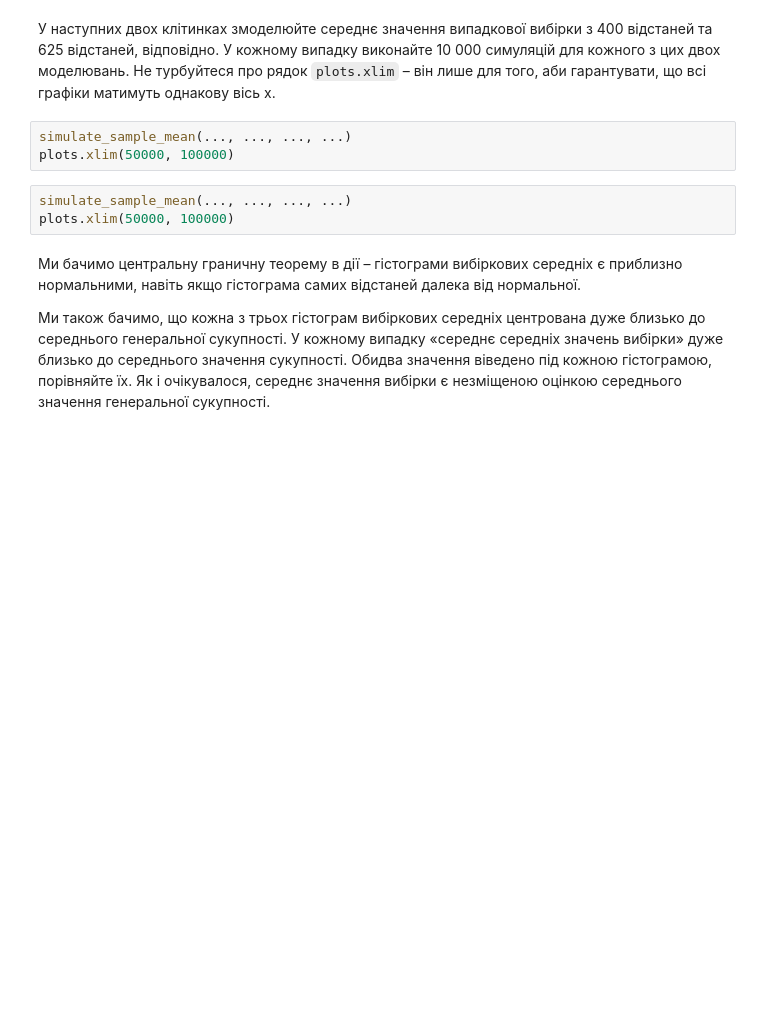
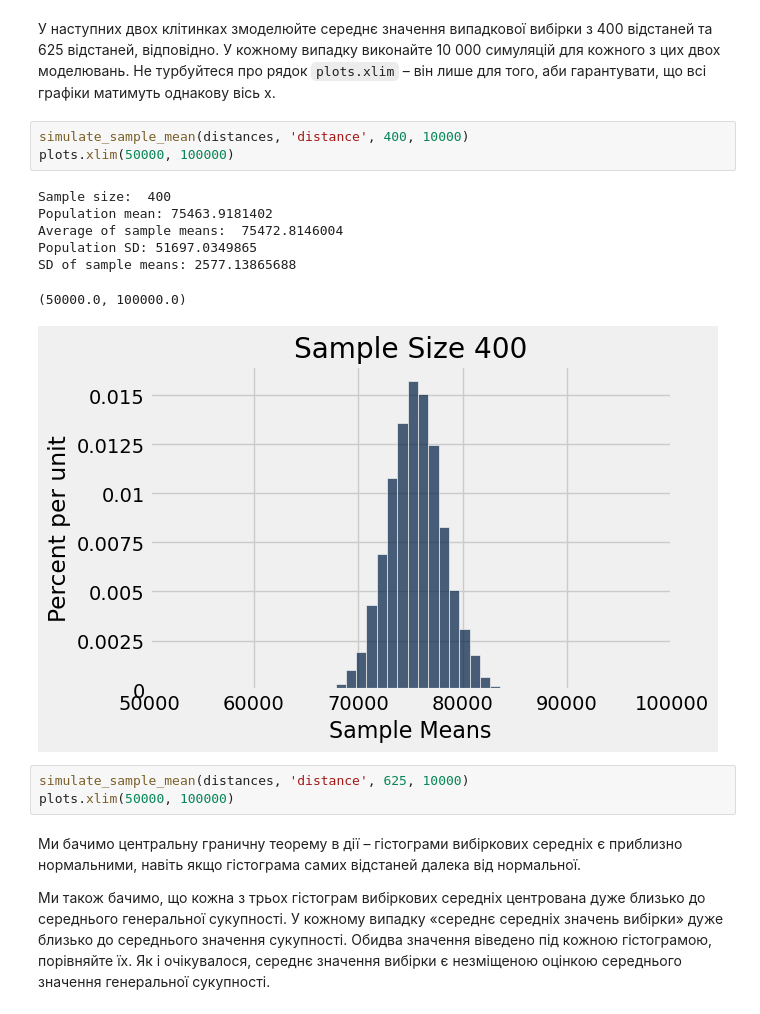
Before and after one commit to MaksimShum/Practices, a Jupyter notebook: pr2_4.ipynb, the cells around one changed output. Saved outputs shown, nothing was run; the diff lists cells and outputs as text; blank space fills up the shorter version.

```diff
--- a/pr2_4.ipynb
+++ b/pr2_4.ipynb
@@ -241,10 +241,18 @@ SD of sample means: 5173.46569491
 # %% [markdown]
 У наступних двох клітинках змоделюйте середнє значення випадкової вибірки з 400 відстаней та 625 відстаней, відповідно. У кожному випадку виконайте 10 000 симуляцій для кожного з цих двох моделювань. Не турбуйтеся про рядок `plots.xlim` – він лише для того, аби гарантувати, що всі графіки матимуть однакову вісь x.
 # %%
-simulate_sample_mean(..., ..., ..., ...)
+simulate_sample_mean(distances, 'distance', 400, 10000)
 plots.xlim(50000, 100000)
+# %% [output]
+Sample size:  400
+Population mean: 75463.9181402
+Average of sample means:  75472.8146004
+Population SD: 51697.0349865
+SD of sample means: 2577.13865688
+(50000.0, 100000.0)
+[figure, added]
 # %%
-simulate_sample_mean(..., ..., ..., ...)
+simulate_sample_mean(distances, 'distance', 625, 10000)
 plots.xlim(50000, 100000)
 # %% [markdown]
 Ми бачимо центральну граничну теорему в дії – гістограми вибіркових середніх є приблизно нормальними, навіть якщо гістограма самих відстаней далека від нормальної.
```
Also changed, not shown: parts of 1 cell of this notebook.
